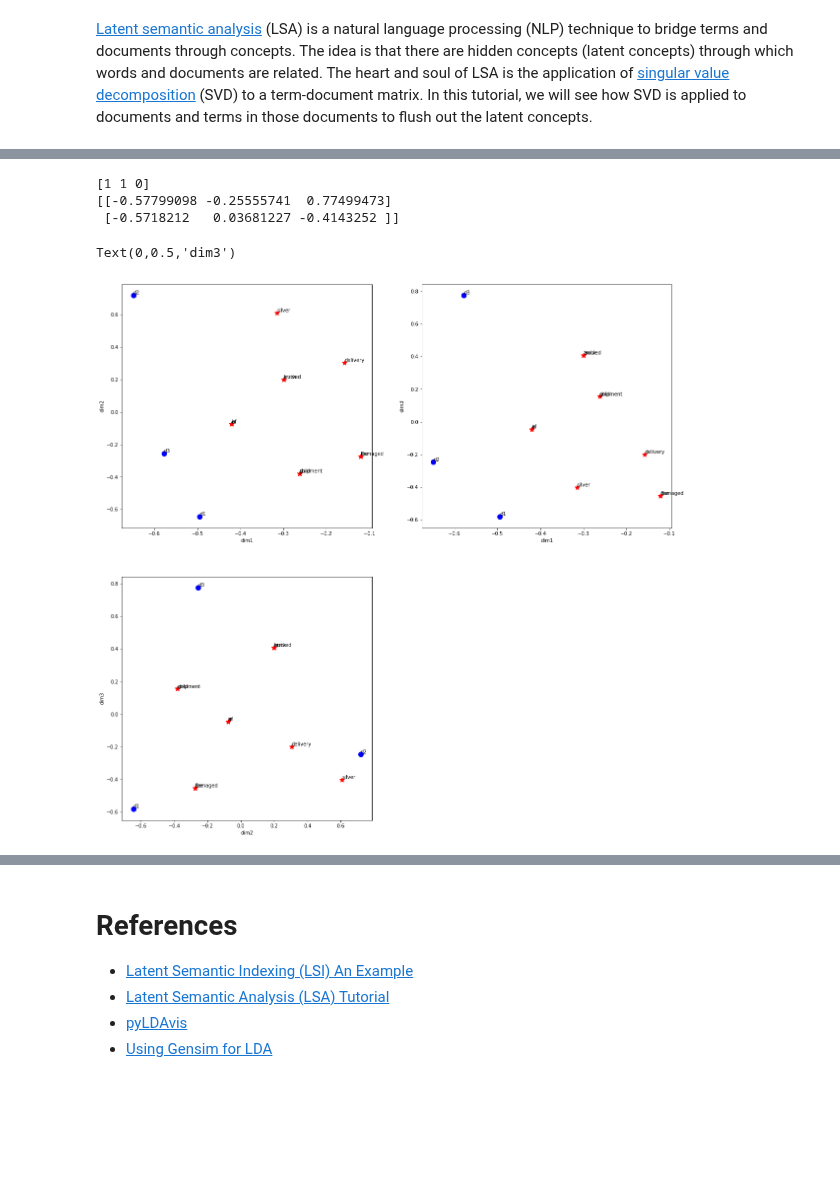
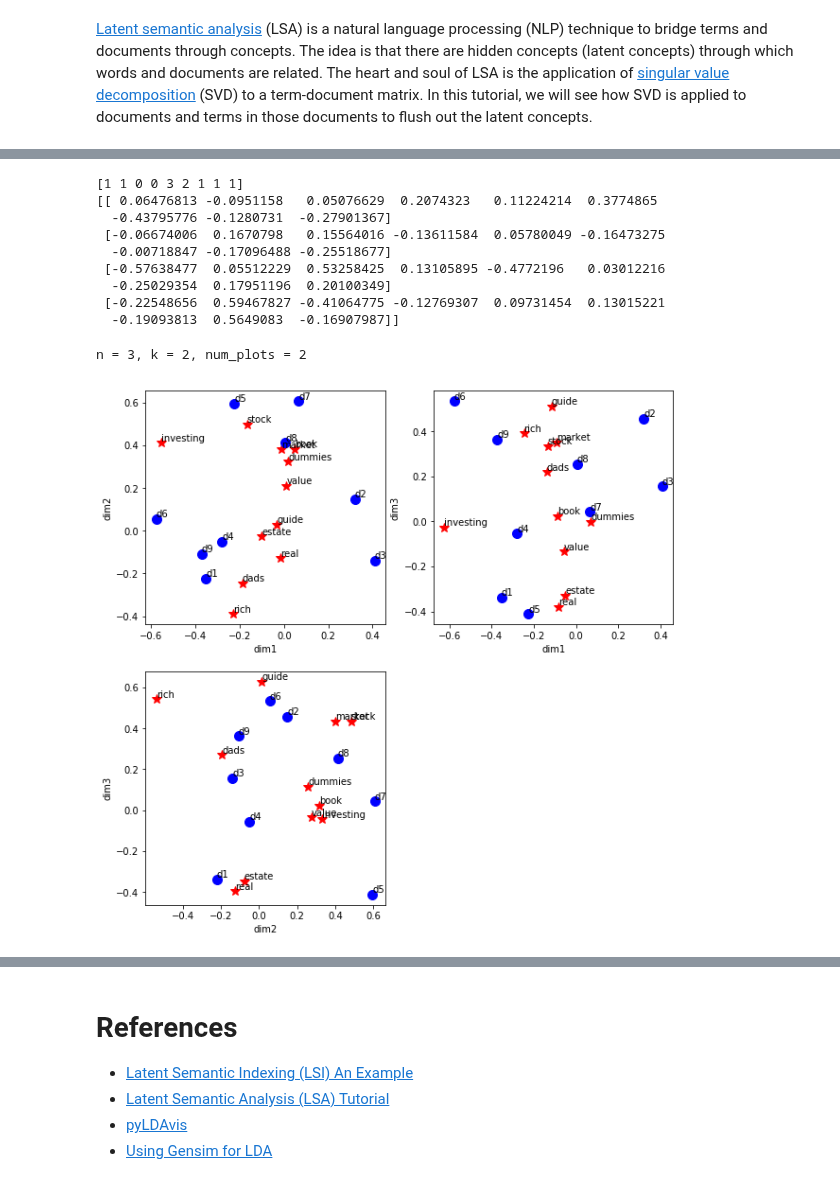
Before and after one commit to vangj/ds, a Jupyter notebook: latent-semantic-analysis.ipynb, the cells around one changed output, grey strips where cells are left out. Saved outputs shown, nothing was run; the diff lists cells and outputs as text; code cells hidden in the pictures; blank space fills up the shorter version.

Commit message:
add another sample; fix visualization

```diff
--- a/latent-semantic-analysis.ipynb
+++ b/latent-semantic-analysis.ipynb
@@ -23,7 +48,7 @@ data shape is (11L, 3L)
 # %%
 from numpy.linalg import svd
 
-U, S, VT = svd(df.as_matrix(), full_matrices=False)
+U, S, VT = svd(A, full_matrices=False)
 S = np.diag(S)
 V = VT.transpose()
 # %%
@@ -70,46 +150,71 @@ plt.show()
 # %%
 from sklearn.cluster import KMeans
 
-kmeans = KMeans(n_clusters=2).fit(VT)
+kmeans = KMeans(n_clusters=min(4, VT.shape[0])).fit(VT)
 print(kmeans.labels_)
 print(kmeans.cluster_centers_)
 # %% [output]
-[1 1 0]
-[[-0.57799098 -0.25555741  0.77499473]
- [-0.5718212   0.03681227 -0.4143252 ]]
+[1 1 0 0 3 2 1 1 1]
+[[ 0.06476813 -0.0951158   0.05076629  0.2074323   0.11224214  0.3774865
+  -0.43795776 -0.1280731  -0.27901367]
+ [-0.06674006  0.1670798   0.15564016 -0.13611584  0.05780049 -0.16473275
+  -0.00718847 -0.17096488 -0.25518677]
+ [-0.57638477  0.05512229  0.53258425  0.13105895 -0.4772196   0.03012216
+  -0.25029354  0.17951196  0.20100349]
+ [-0.22548656  0.59467827 -0.41064775 -0.12769307  0.09731454  0.13015221
+  -0.19093813  0.5649083  -0.16907987]]
+# %%
+from numpy.linalg import inv
+
+k = 3
+U_k = U[:, 0:k]
+S_k = inv(S[0:k, 0:k])
+V_k = V[:, 0:k]
 # %%
-def plot_terms_docs(x_index, y_index, U, VT, df):
+from scipy.special import binom
+
+def plot_terms_docs(x_index, y_index, U, VT, df, ax):
+    def get_jitter():
+        return np.random.choice(np.linspace(0.05, 0.2, 10), 1)
+
     for i in range(len(df.index)):
         term = df.index[i]
-        x = U[i][x_index]
-        y = U[i][y_index]
+        x = U[i][x_index] + get_jitter()
+        y = U[i][y_index] + get_jitter()
 
-        plt.plot(x, y, color='red', marker='*', markersize=10.0)
+        ax.plot(x, y, color='red', marker='*', markersize=10.0)
         ax.annotate(term, xy=(x, y), textcoords='data', horizontalalignment='left', verticalalignment='bottom')
 
     for i in range(VT.shape[1]):
         doc = 'd{}'.format(i + 1)
         x = VT[i][x_index]
         y = VT[i][y_index]
 
-        plt.plot(x, y, color='blue', marker='o', markersize=10.0)
+        ax.plot(x, y, color='blue', marker='o', markersize=10.0)
         ax.annotate(doc, xy=(x, y), textcoords='data', horizontalalignment='left', verticalalignment='bottom')
 
-fig = plt.figure(figsize=(20, 20))
-ax = fig.add_subplot(221)
-plot_terms_docs(0, 1, U, VT, df)
-ax.set_xlabel('dim1')
-ax.set_ylabel('dim2')
+n = U_k.shape[1]
+k = 2
+num_plots = int(binom(n, k))
+if num_plots % k != 0:
+    num_plots = num_plots + 1
+num_plots = num_plots / k
+print('n = {}, k = {}, num_plots = {}'.format(n, k, num_plots))
 
-ax = fig.add_subplot(222)
-plot_terms_docs(0, 2, U, VT, df)
-ax.set_xlabel('dim1')
-ax.set_ylabel('dim3')
+fig, axes = plt.subplots(k, num_plots, sharex=False, sharey=False, figsize=(10, 10))
+axes[-1, -1].axis('off')
+axes = axes.ravel()
+ax_counter = 0
 
-ax = fig.add_subplot(223)
-plot_terms_docs(1, 2, U, VT, df)
-ax.set_xlabel('dim2')
-ax.set_ylabel('dim3')
+for i in range(n):
+    for j in range(n):
+        if j > i:
+            ax = axes[ax_counter]
+            plot_terms_docs(i, j, U_k, VT, df, ax)
+            ax.set_xlabel('dim{}'.format(i + 1))
+            ax.set_ylabel('dim{}'.format(j + 1))
+
+            ax_counter += 1
 # %% [output]
-Text(0,0.5,'dim3')
+n = 3, k = 2, num_plots = 2
-[figure, old version]
+[figure, new version]
```
Also changed, not shown: parts of 11 cells of this notebook.
